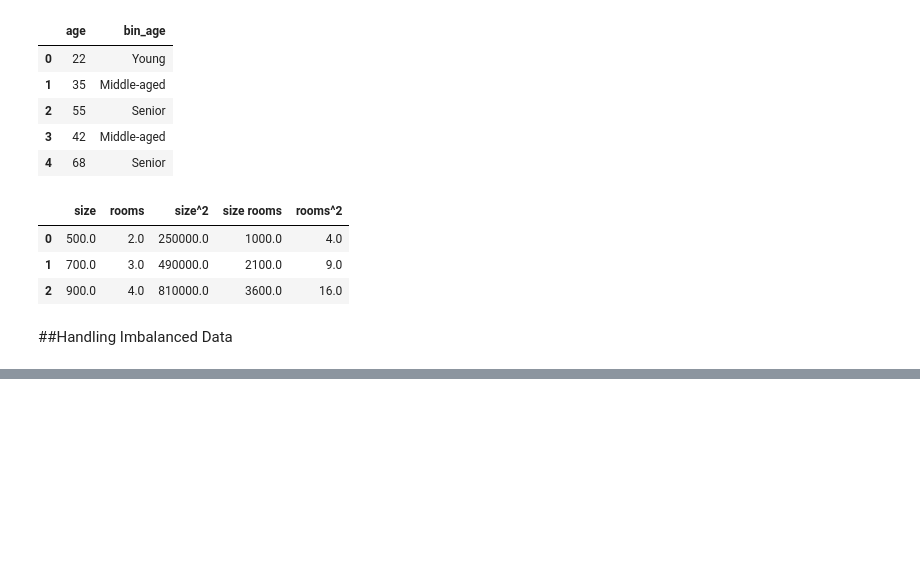
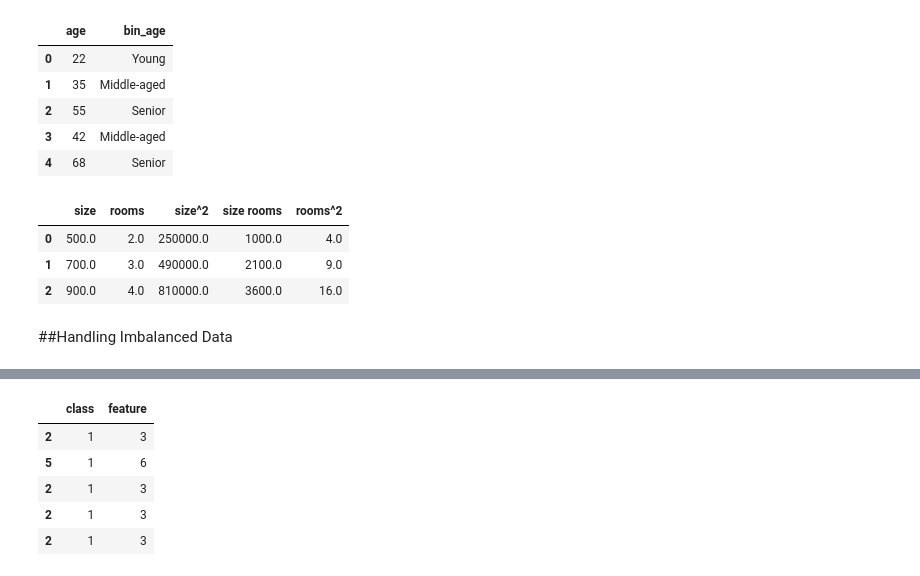
Before and after one commit to EvilMorty13/Python-Learning-BS, a Jupyter notebook: Chapter_12.ipynb, the cells around one changed output, grey strips where cells are left out. Cells and saved outputs as stored; diff of their text form; code cells hidden in the pictures; blank space fills up the shorter version.

```diff
--- a/Chapter_12.ipynb
+++ b/Chapter_12.ipynb
@@ -159,0 +175,2 @@ df6_poly
+# %%
+df7_minority = df7[df7["class"]==1]
@@ -159,0 +201,11 @@ df6_poly
+# %%
+df7_oversampled = resample(df7_minority,replace=True,n_samples=len(df7_majority),random_state=42)
+# %%
+df7_oversampled
+# %% [output]
+|  | class | feature |
+| 2 | 1 | 3 |
+| 5 | 1 | 6 |
+| 2 | 1 | 3 |
+| 2 | 1 | 3 |
+| 2 | 1 | 3 |
```
Also changed, not shown: parts of 8 cells of this notebook.
